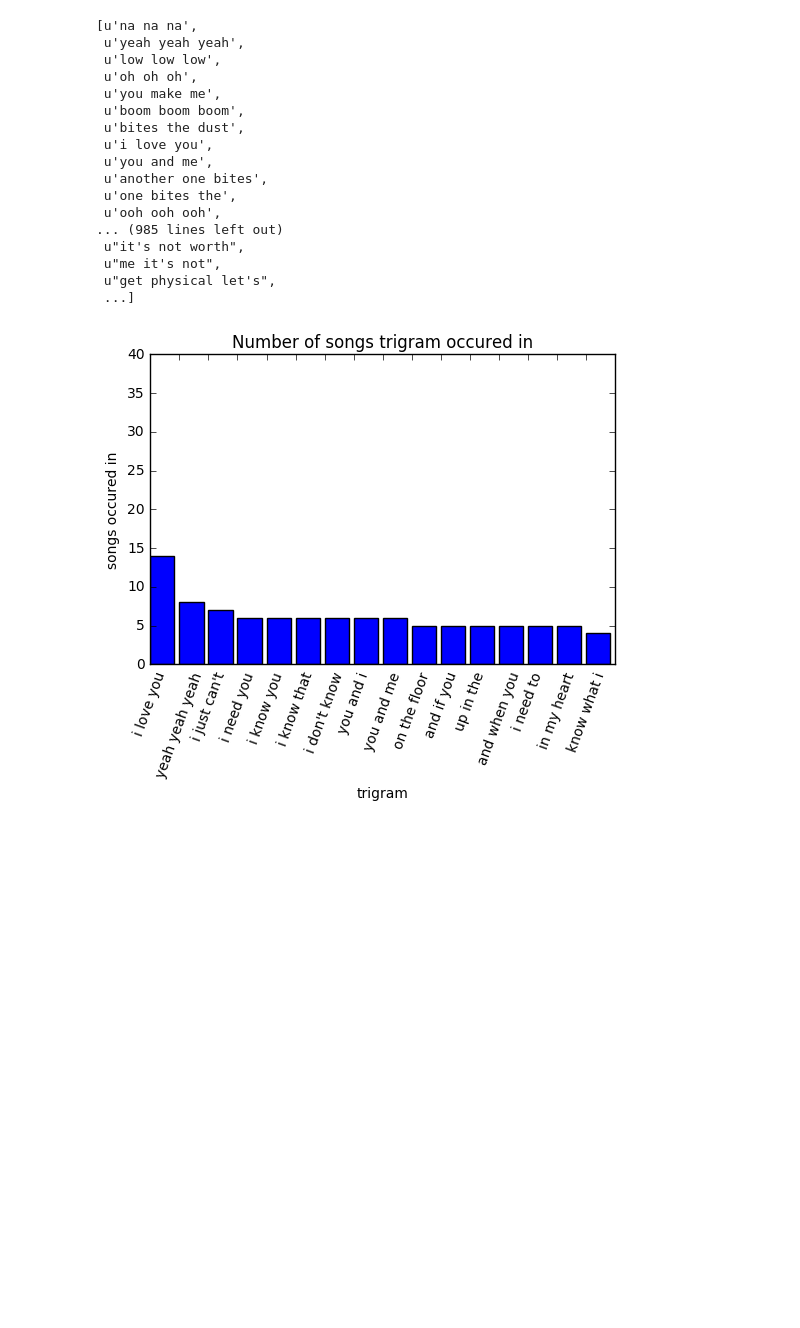
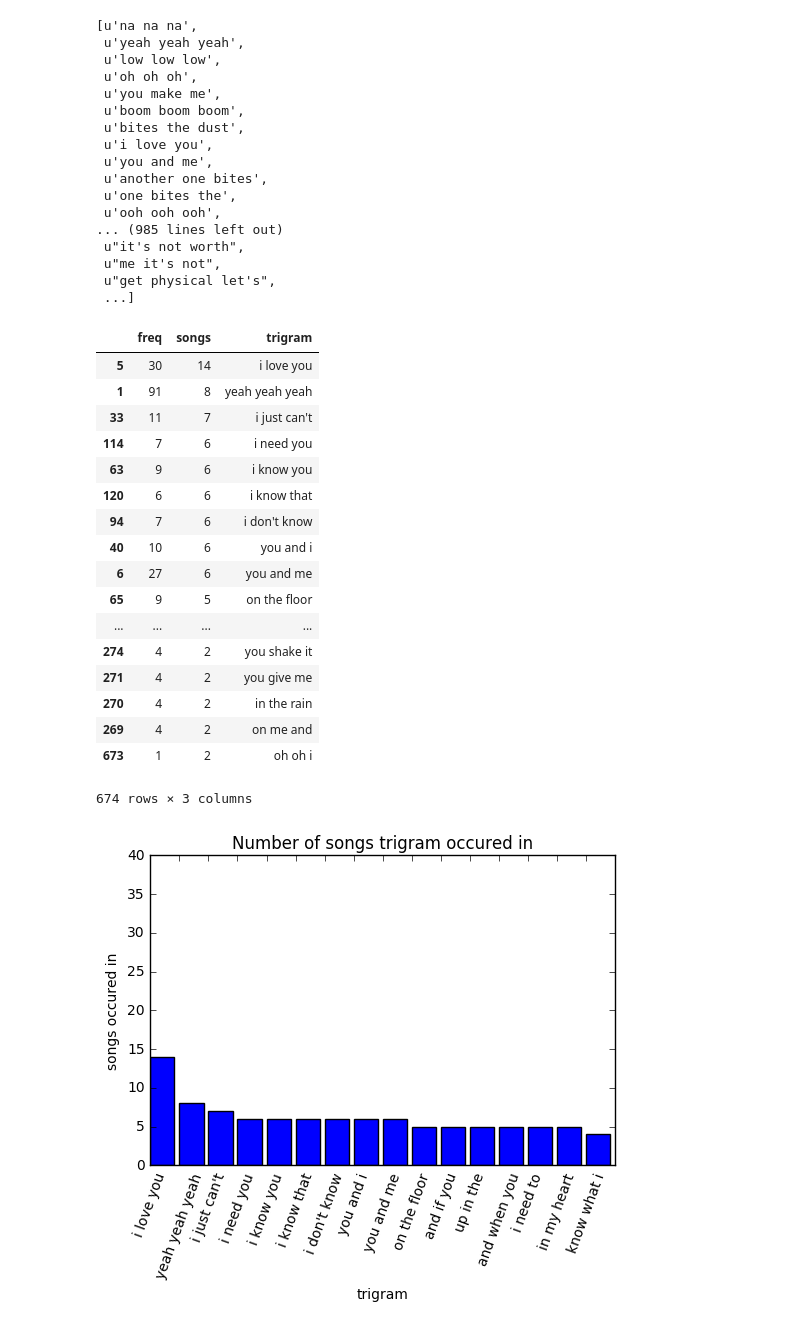
Before and after one commit to sssantos/141bravo, a Jupyter notebook: NGRAMS.ipynb, the cells around one changed output. Saved outputs shown, nothing was run; the diff lists cells and outputs as text; code cells hidden in the pictures; blank space fills up the shorter version.

```diff
--- a/NGRAMS.ipynb
+++ b/NGRAMS.ipynb
@@ -171,6 +171,27 @@ tri_by_songs = pd.DataFrame(shared_trigrams).sort_values(by="songs", ascending =
 tri_by_freq  = pd.DataFrame(shared_trigrams).sort_values(by="freq", ascending = False)
 bi_by_songs = pd.DataFrame(shared_bigrams).sort_values(by="songs", ascending = False)
 bi_by_freq  = pd.DataFrame(shared_bigrams).sort_values(by="freq", ascending = False)
+# %%
+tri_by_songs
+# %% [output]
+|  | freq | songs | trigram |
+| 5 | 30 | 14 | i love you |
+| 1 | 91 | 8 | yeah yeah yeah |
+| 33 | 11 | 7 | i just can't |
+| 114 | 7 | 6 | i need you |
+| 63 | 9 | 6 | i know you |
+| 120 | 6 | 6 | i know that |
+| 94 | 7 | 6 | i don't know |
+| 40 | 10 | 6 | you and i |
+| 6 | 27 | 6 | you and me |
+| 65 | 9 | 5 | on the floor |
+| ... | ... | ... | ... |
+| 274 | 4 | 2 | you shake it |
+| 271 | 4 | 2 | you give me |
+| 270 | 4 | 2 | in the rain |
+| 269 | 4 | 2 | on me and |
+| 673 | 1 | 2 | oh oh i |
+674 rows × 3 columns
 # %%
 from plotly import __version__
 from plotly.offline import download_plotlyjs, init_notebook_mode, plot, iplot
```
Also changed, not shown: parts of 4 cells of this notebook, 5 other files.
